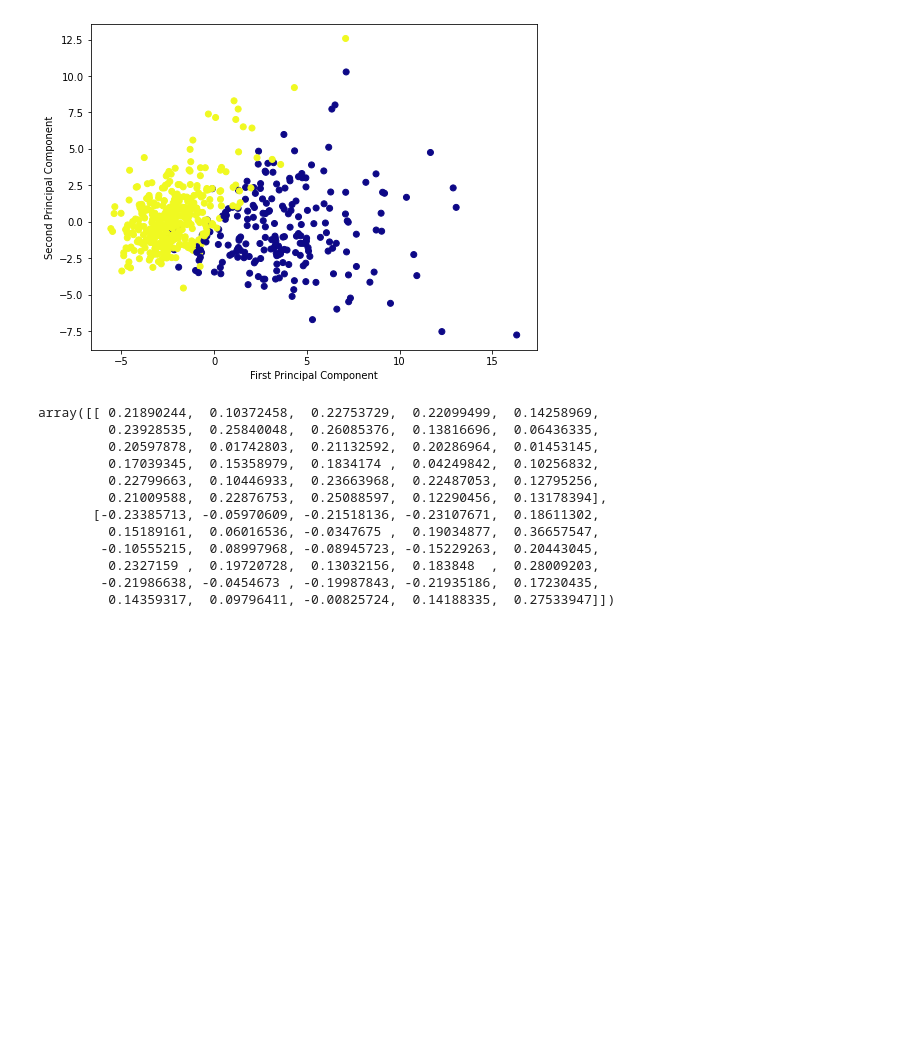
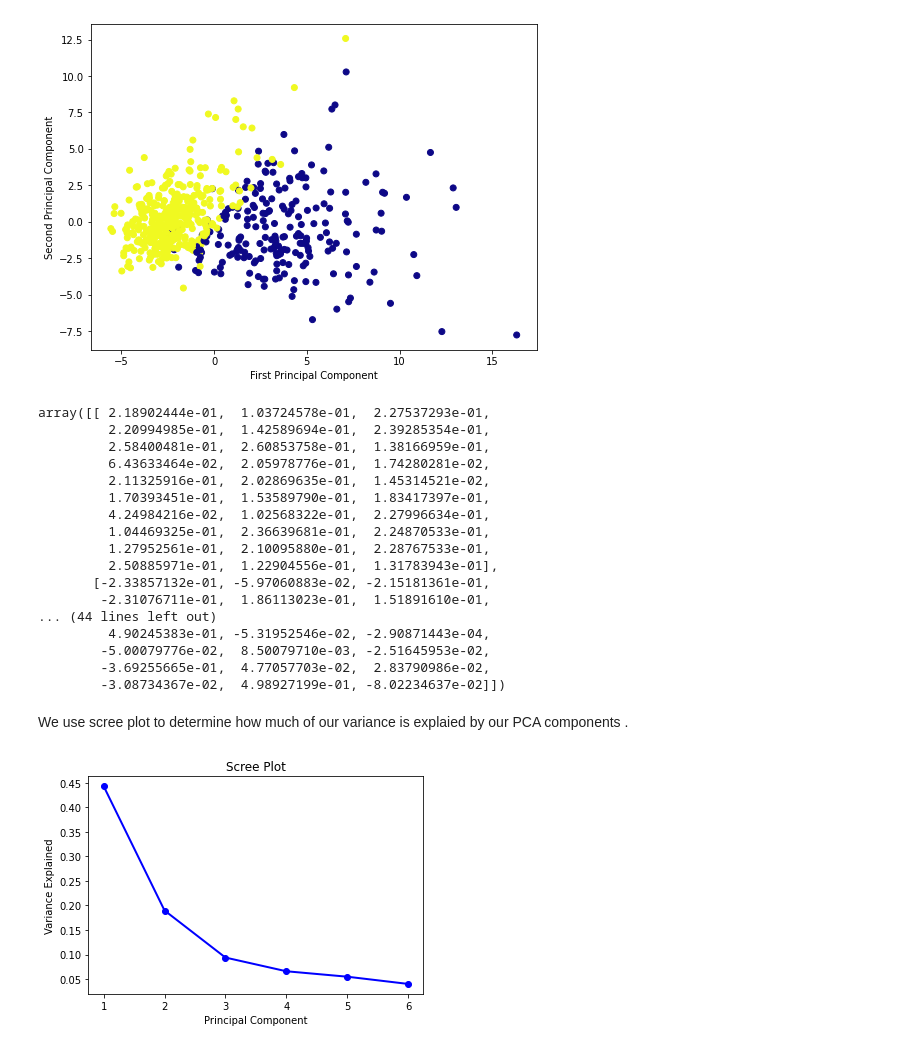
Before and after one commit to Akshay-Rajesh/Note, a Jupyter notebook: PCA_example.ipynb, the cells around one changed output. Drawn from its saved outputs; the diff is of its cells as text; code cells hidden in the pictures; blank space fills up the shorter version.

```diff
--- a/PCA_example.ipynb
+++ b/PCA_example.ipynb
@@ -55,7 +55,7 @@ scaled_data.describe()
 # %%
 # doing PCA
 from sklearn.decomposition import PCA
-pca = PCA(n_components = 2)
+pca = PCA(n_components = 6)
 pca.fit(scaled_data)
 x_pca = pca.transform(scaled_data)
 x_pca.shape
@@ -76,15 +76,34 @@ Text(0, 0.5, 'Second Principal Component')
 # displaying the PCA components
 pca.components_
 # %% [output]
-array([[ 0.21890244,  0.10372458,  0.22753729,  0.22099499,  0.14258969,
-         0.23928535,  0.25840048,  0.26085376,  0.13816696,  0.06436335,
-         0.20597878,  0.01742803,  0.21132592,  0.20286964,  0.01453145,
-         0.17039345,  0.15358979,  0.1834174 ,  0.04249842,  0.10256832,
-         0.22799663,  0.10446933,  0.23663968,  0.22487053,  0.12795256,
-         0.21009588,  0.22876753,  0.25088597,  0.12290456,  0.13178394],
-       [-0.23385713, -0.05970609, -0.21518136, -0.23107671,  0.18611302,
-         0.15189161,  0.06016536, -0.0347675 ,  0.19034877,  0.36657547,
-        -0.10555215,  0.08997968, -0.08945723, -0.15229263,  0.20443045,
-         0.2327159 ,  0.19720728,  0.13032156,  0.183848  ,  0.28009203,
-        -0.21986638, -0.0454673 , -0.19987843, -0.21935186,  0.17230435,
-         0.14359317,  0.09796411, -0.00825724,  0.14188335,  0.27533947]])
+array([[ 2.18902444e-01,  1.03724578e-01,  2.27537293e-01,
+         2.20994985e-01,  1.42589694e-01,  2.39285354e-01,
+         2.58400481e-01,  2.60853758e-01,  1.38166959e-01,
+         6.43633464e-02,  2.05978776e-01,  1.74280281e-02,
+         2.11325916e-01,  2.02869635e-01,  1.45314521e-02,
+         1.70393451e-01,  1.53589790e-01,  1.83417397e-01,
+         4.24984216e-02,  1.02568322e-01,  2.27996634e-01,
+         1.04469325e-01,  2.36639681e-01,  2.24870533e-01,
+         1.27952561e-01,  2.10095880e-01,  2.28767533e-01,
+         2.50885971e-01,  1.22904556e-01,  1.31783943e-01],
+       [-2.33857132e-01, -5.97060883e-02, -2.15181361e-01,
+        -2.31076711e-01,  1.86113023e-01,  1.51891610e-01,
+... (44 lines left out)
+         4.90245383e-01, -5.31952546e-02, -2.90871443e-04,
+        -5.00079776e-02,  8.50079710e-03, -2.51645953e-02,
+        -3.69255665e-01,  4.77057703e-02,  2.83790986e-02,
+        -3.08734367e-02,  4.98927199e-01, -8.02234637e-02]])
+# %% [markdown]
+We use scree plot to determine how much of our variance is explaied by our PCA components .
+# %%
+import matplotlib.pyplot as plt
+import numpy as np
+
+PC_values = np.arange(pca.n_components_) + 1
+plt.plot(PC_values, pca.explained_variance_ratio_, 'o-', linewidth=2, color='blue')
+plt.title('Scree Plot')
+plt.xlabel('Principal Component')
+plt.ylabel('Variance Explained')
+plt.show()
+# %% [output]
+[figure, added]
```
Also changed, not shown: parts of 1 cell of this notebook.
